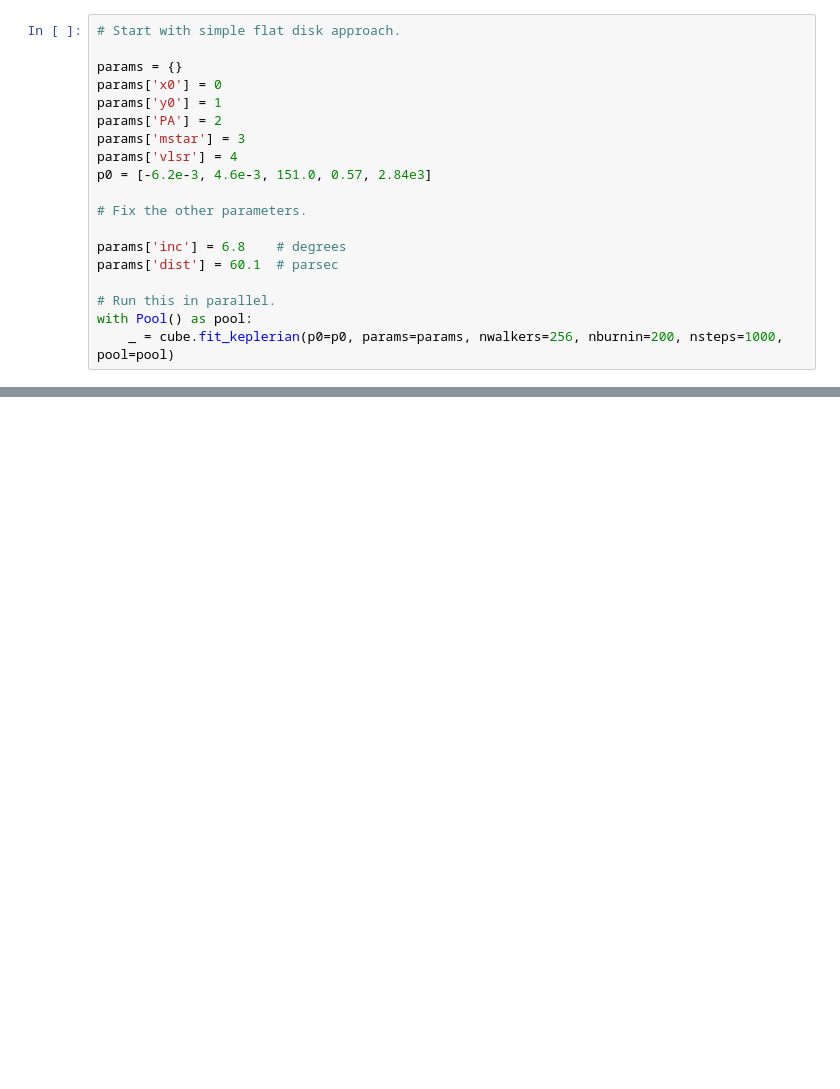
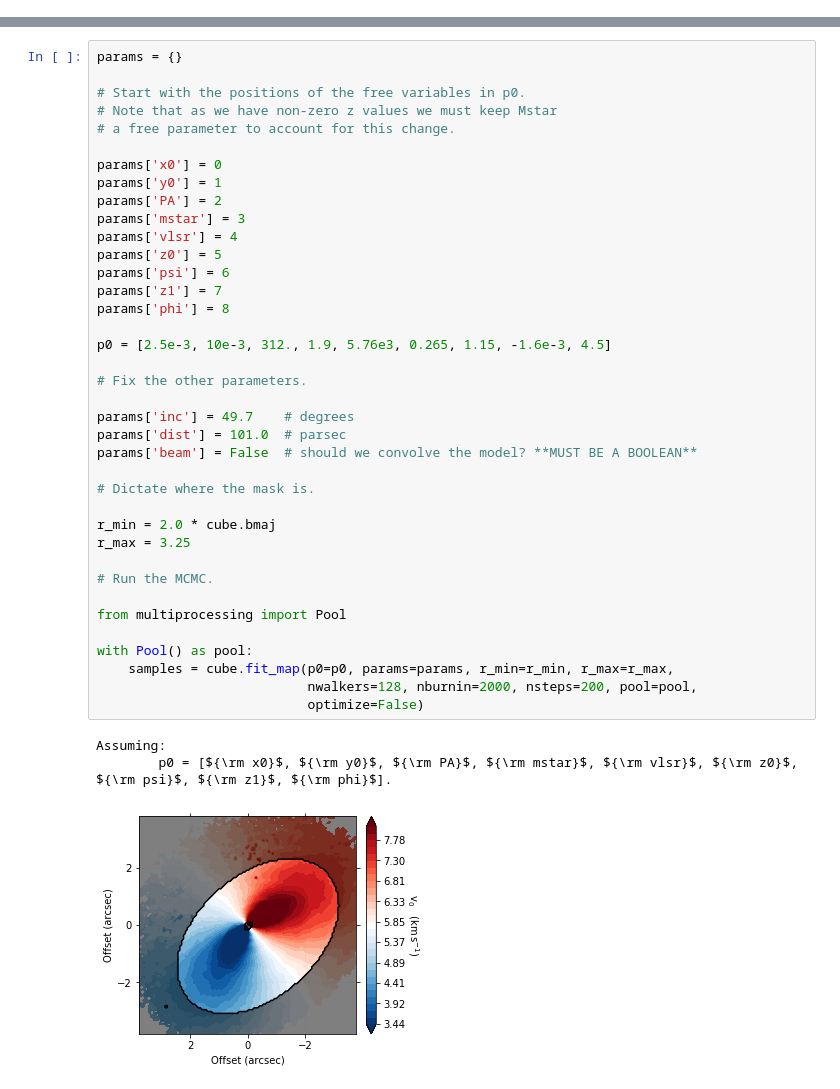
Before and after one commit to richteague/eddy, a Jupyter notebook: docs/tutorials/fitcube_2.ipynb, the cells around one changed output, grey strips where cells are left out. Drawn from its saved outputs; the diff is of its cells as text; blank space fills up the shorter version.

```diff
--- a/docs/tutorials/fitcube_2.ipynb
+++ b/docs/tutorials/fitcube_2.ipynb
@@ -48,19 +23,0 @@ cube.plot_data()
-# %%
-# Start with simple flat disk approach.
-
-params = {}
-params['x0'] = 0
-params['y0'] = 1
-params['PA'] = 2
-params['mstar'] = 3
-params['vlsr'] = 4
-p0 = [-6.2e-3, 4.6e-3, 151.0, 0.57, 2.84e3]
-
-# Fix the other parameters.
-
-params['inc'] = 6.8    # degrees
-params['dist'] = 60.1  # parsec
-
-# Run this in parallel.
-with Pool() as pool:
-    _ = cube.fit_keplerian(p0=p0, params=params, nwalkers=256, nburnin=200, nsteps=1000, pool=pool)
@@ -135,0 +48,42 @@ Assuming:
+# %%
+params = {}
+
+# Start with the positions of the free variables in p0.
+# Note that as we have non-zero z values we must keep Mstar
+# a free parameter to account for this change.
+
+params['x0'] = 0
+params['y0'] = 1
+params['PA'] = 2
+params['mstar'] = 3
+params['vlsr'] = 4
+params['z0'] = 5
+params['psi'] = 6
+params['z1'] = 7
+params['phi'] = 8
+
+p0 = [2.5e-3, 10e-3, 312., 1.9, 5.76e3, 0.265, 1.15, -1.6e-3, 4.5]
+
+# Fix the other parameters.
+
+params['inc'] = 49.7    # degrees
+params['dist'] = 101.0  # parsec
+params['beam'] = False  # should we convolve the model? **MUST BE A BOOLEAN**
+
+# Dictate where the mask is.
+
+r_min = 2.0 * cube.bmaj
+r_max = 3.25
+
+# Run the MCMC.
+
+from multiprocessing import Pool
+
+with Pool() as pool:
+    samples = cube.fit_map(p0=p0, params=params, r_min=r_min, r_max=r_max,
+                           nwalkers=128, nburnin=2000, nsteps=200, pool=pool,
+                           optimize=False)
+# %% [output]
+Assuming:
+        p0 = [${\rm x0}$, ${\rm y0}$, ${\rm PA}$, ${\rm mstar}$, ${\rm vlsr}$, ${\rm z0}$, ${\rm psi}$, ${\rm z1}$, ${\rm phi}$].
+[figure, added]
```
Also changed, not shown: parts of 11 cells of this notebook, 6 other files.
